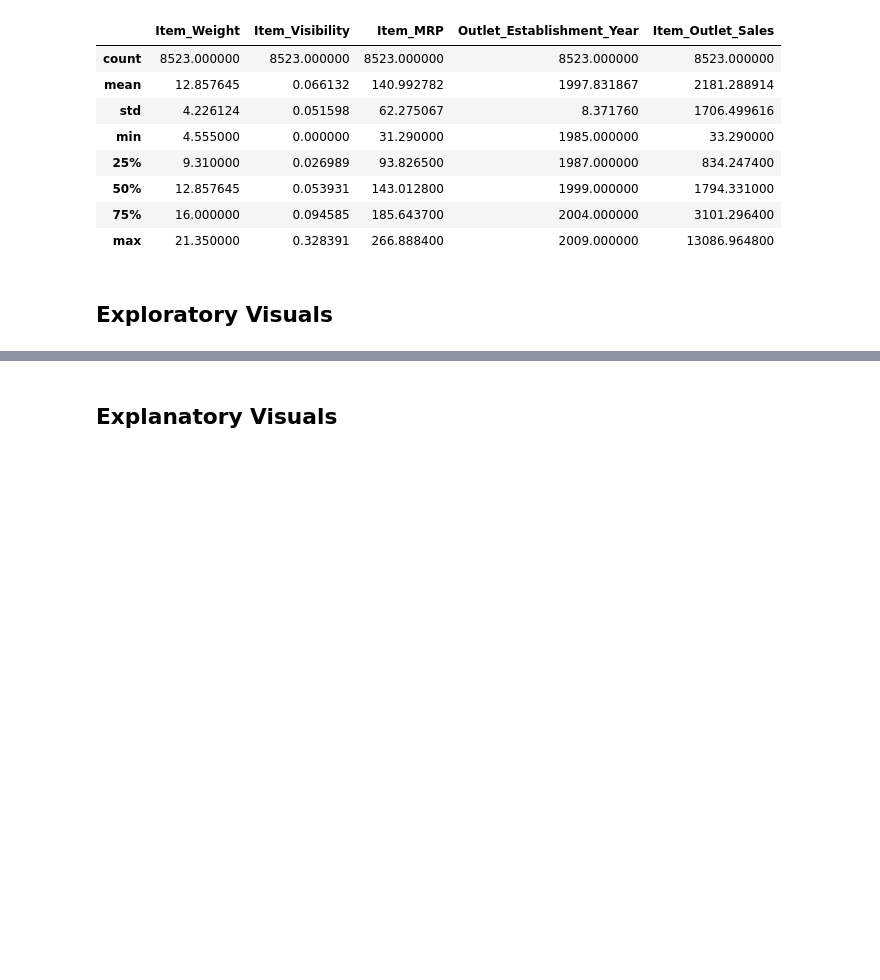
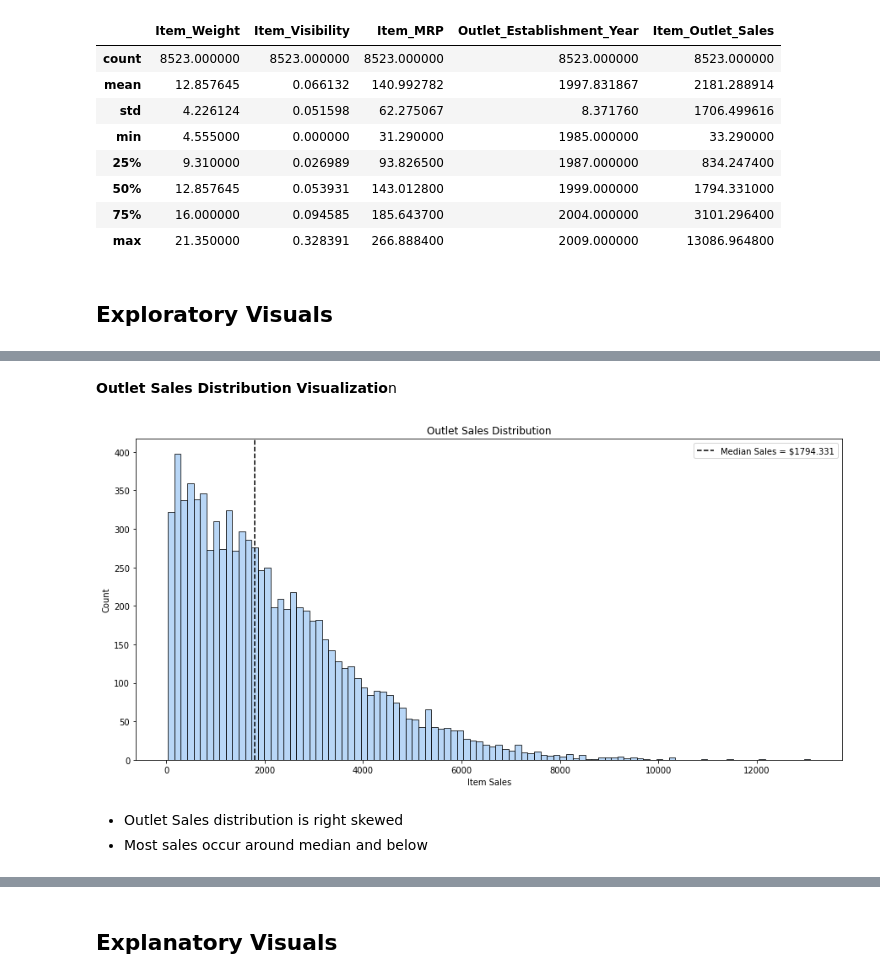
Before and after one commit to AshleyHeinrich/Project-1-, a Jupyter notebook: Project_1_Sales_Predictions.ipynb, the cells around one changed output, grey strips where cells are left out. Cells and saved outputs as stored; diff of their text form; code cells hidden in the pictures; blank space fills up the shorter version.

```diff
--- a/Project_1_Sales_Predictions.ipynb
+++ b/Project_1_Sales_Predictions.ipynb
@@ -353,0 +374,24 @@ sales_df.describe()
+# %% [markdown]
+**Outlet Sales Distribution Visualizatio**n
+# %%
+sns.set_palette('pastel')
+
+plt.figure(figsize = (15,7))
+ax = sns.histplot(data = sales_df, x = 'Item_Outlet_Sales', bins=100);
+
+
+ax.set(title = 'Outlet Sales Distribution', xlabel = 'Item Sales')
+
+median = sales_df['Item_Outlet_Sales'].median()
+
+ax.axvline(median, color = 'black', ls = '--',
+           label = f'Median Sales = ${median}')
+
+ax.legend();
+
+# From Learn and class notes
+# %% [output]
+[figure, added]
+# %% [markdown]
+* Outlet Sales distribution is right skewed
+*  Most sales occur around median and below
```
Also changed, not shown: parts of 41 cells of this notebook.
